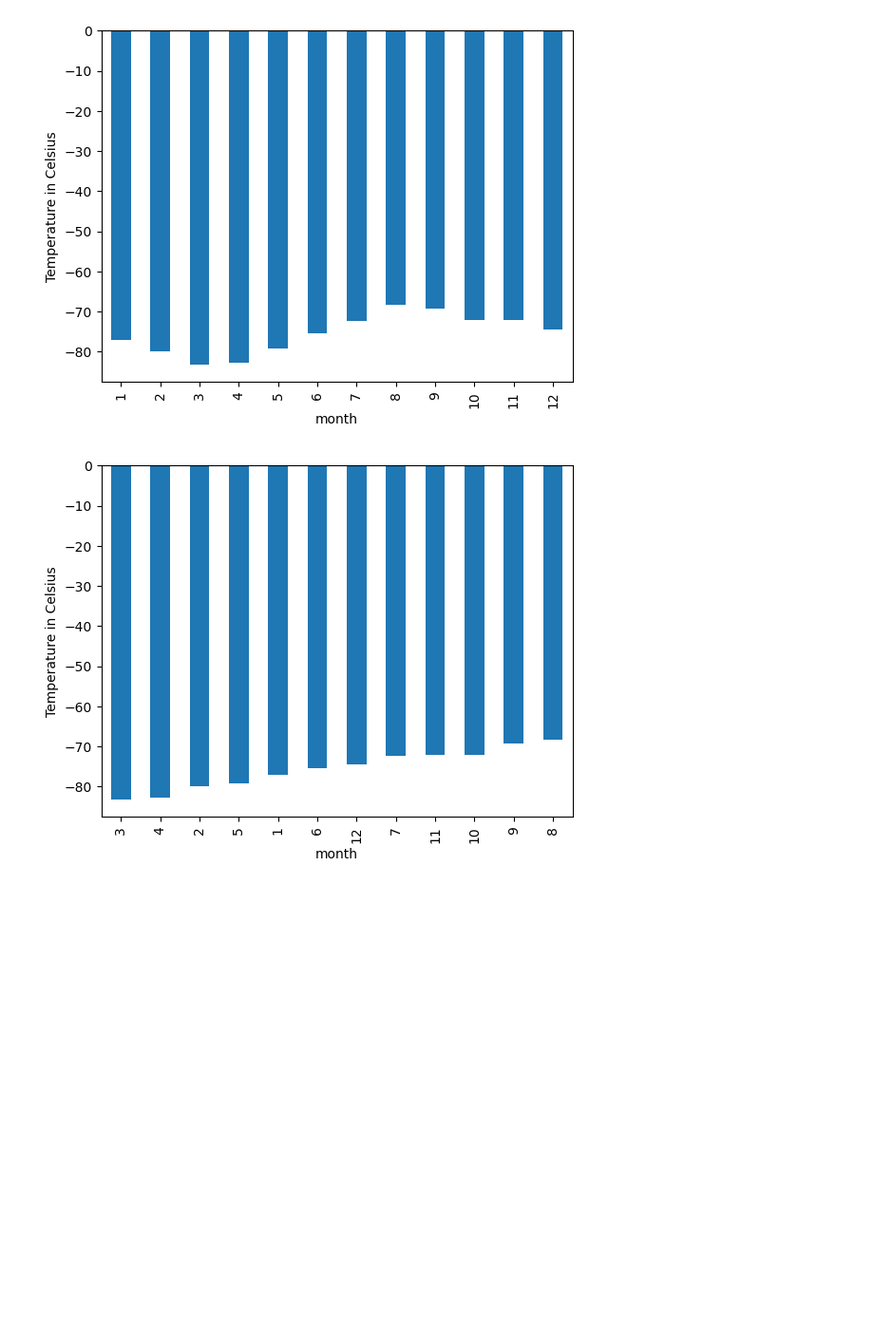
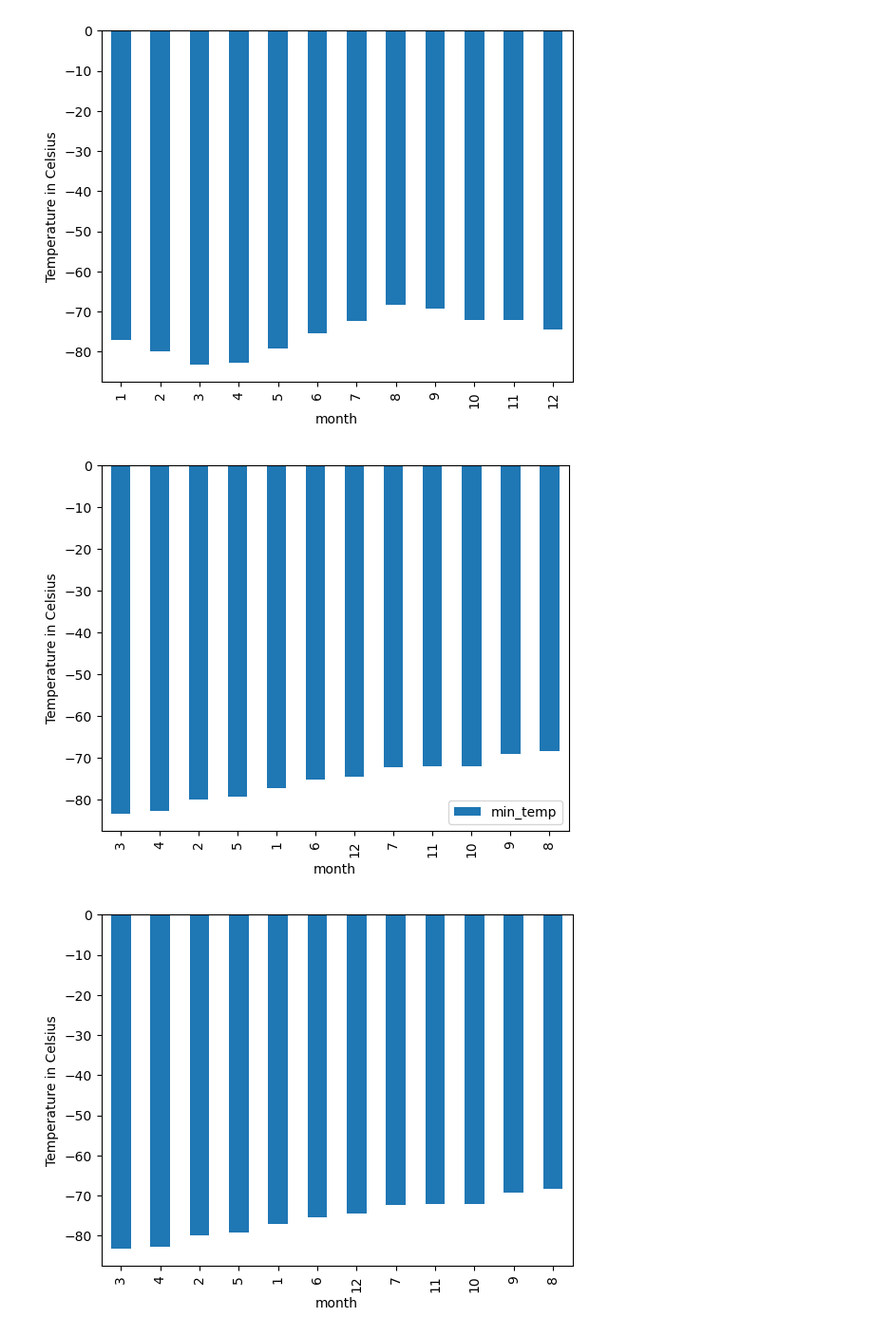
Before and after one commit to munozjon/web-scraping-challenge, a Jupyter notebook: Mars_News_Weather/part_2_mars_weather.ipynb, the cells around one changed output. Shown at 95% size. Cells and saved outputs as stored; diff of their text form; code cells hidden in the pictures; blank space fills up the shorter version.

```diff
--- a/Mars_News_Weather/part_2_mars_weather.ipynb
+++ b/Mars_News_Weather/part_2_mars_weather.ipynb
@@ -228,6 +235,14 @@ Name: min_temp, dtype: float64
 # Plot the average temperature by month
 # %% [output]
 [figure]
+# %%
+sort_df = avg_low_temp.sort_values('min_temp')
+sort_df.plot.bar(figsize=(6.35,5))
+plt.ylabel('Temperature in Celsius')
+
+plt.show()
+# %% [output]
+[figure, added]
 # %%
 # Identify the coldest and hottest months in Curiosity's location
 # %% [output]
```
Also changed, not shown: parts of 1 cell of this notebook.
